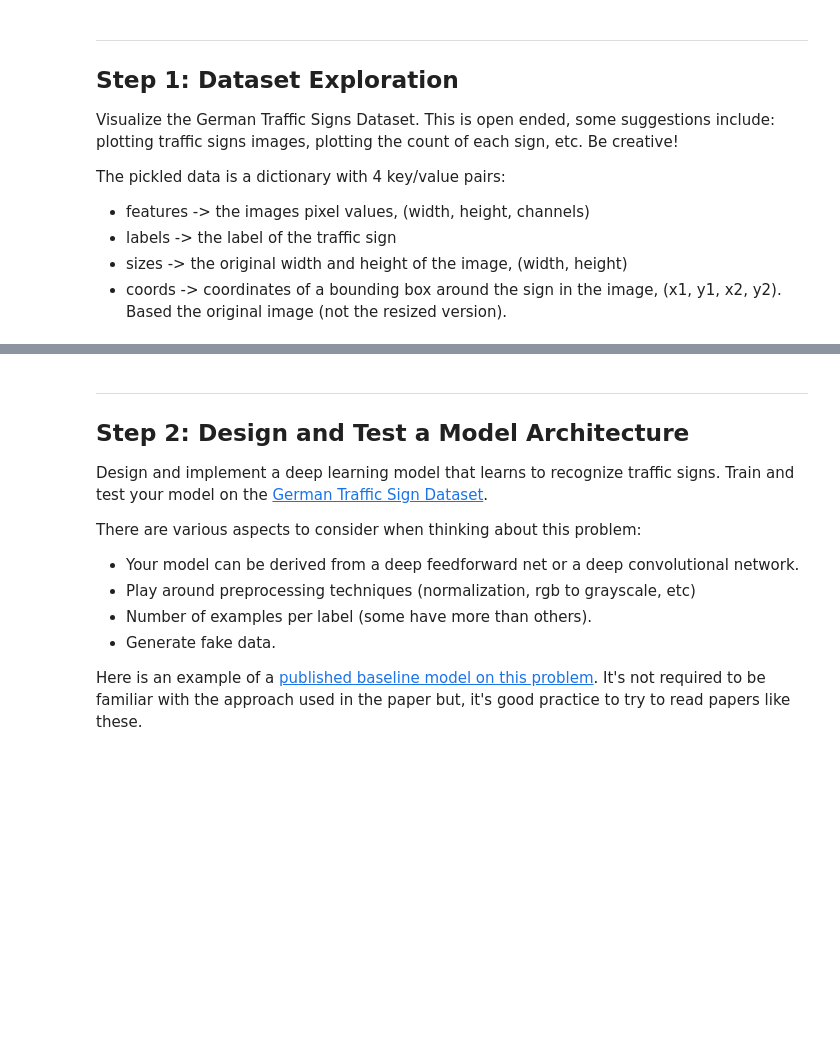
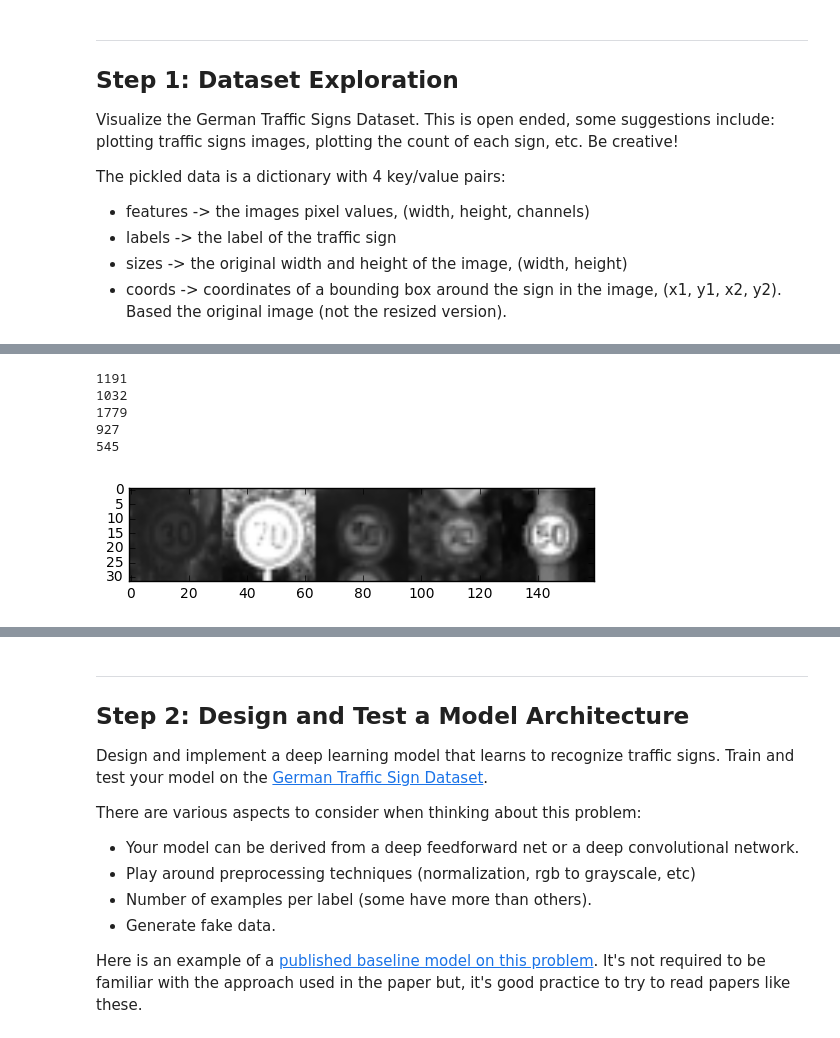
Before and after one commit to AM5800/self_drifing_car, a Jupyter notebook: traffic-signs/Traffic_Signs_Recognition.ipynb, the cells around one changed output, grey strips where cells are left out. Cells and saved outputs as stored; diff of their text form; code cells hidden in the pictures; blank space fills up the shorter version.

```diff
--- a/traffic-signs/Traffic_Signs_Recognition.ipynb
+++ b/traffic-signs/Traffic_Signs_Recognition.ipynb
@@ -87,3 +147,37 @@ plt.imshow(X_train[500])
+# %%
+import matplotlib.pyplot as plt
+import cv2
+
+%matplotlib inline
+
+def show_img(img):
+    shape = img.shape
+    if img.ndim == 2:
+        plt.imshow(img, cmap='gray')
+    elif img.ndim == 3:
+        if shape[2] == 1:
+            plt.imshow(img.reshape(shape[0], shape[1]), cmap='gray')
+        else:
+            plt.imshow(cv2.cvtColor(img, color_map))
+    plt.show()
+
+
+result = None
+for i in [1191, 1032, 1779, 927, 545]:#np.random.permutation(n_train)[:5]:
+    print(i)
+    if result is None:
+        result = X_train[i]
+    else:
+        result = np.concatenate((result, X_train[i]), axis = 1)
+
+show_img(result)
+# %% [output]
+1191
+1032
+1779
+927
+545
+[figure, added]
 # %%
 import csv
 
```
Also changed, not shown: parts of 8 cells of this notebook.
